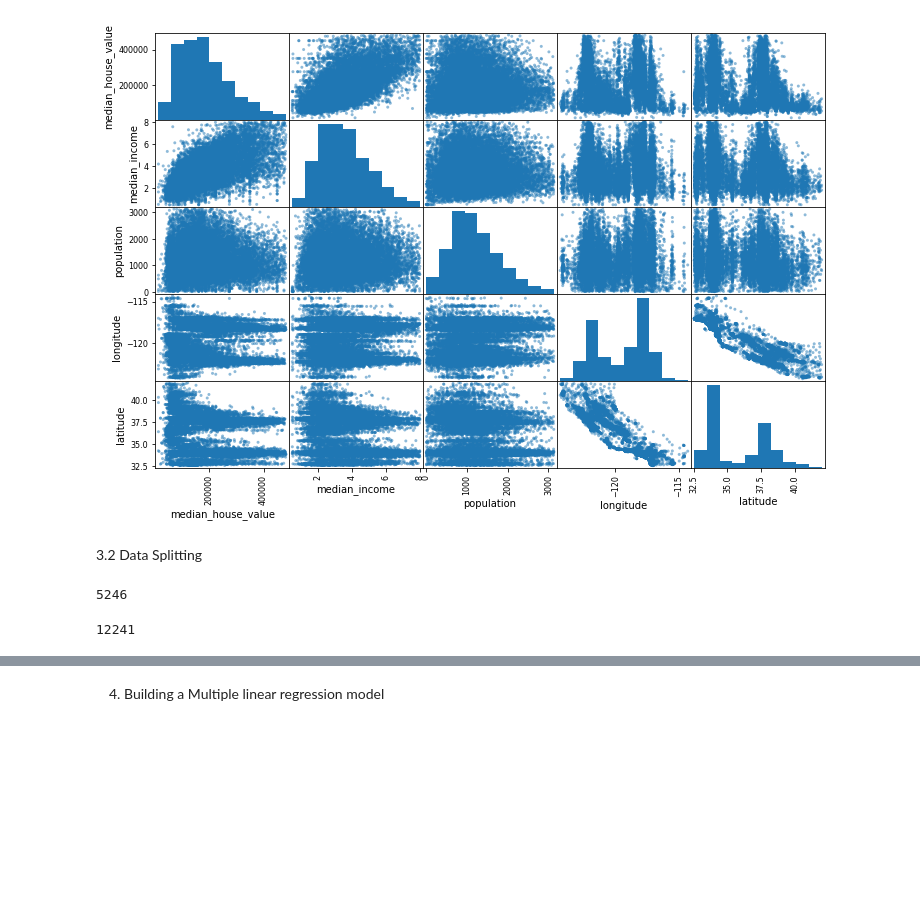
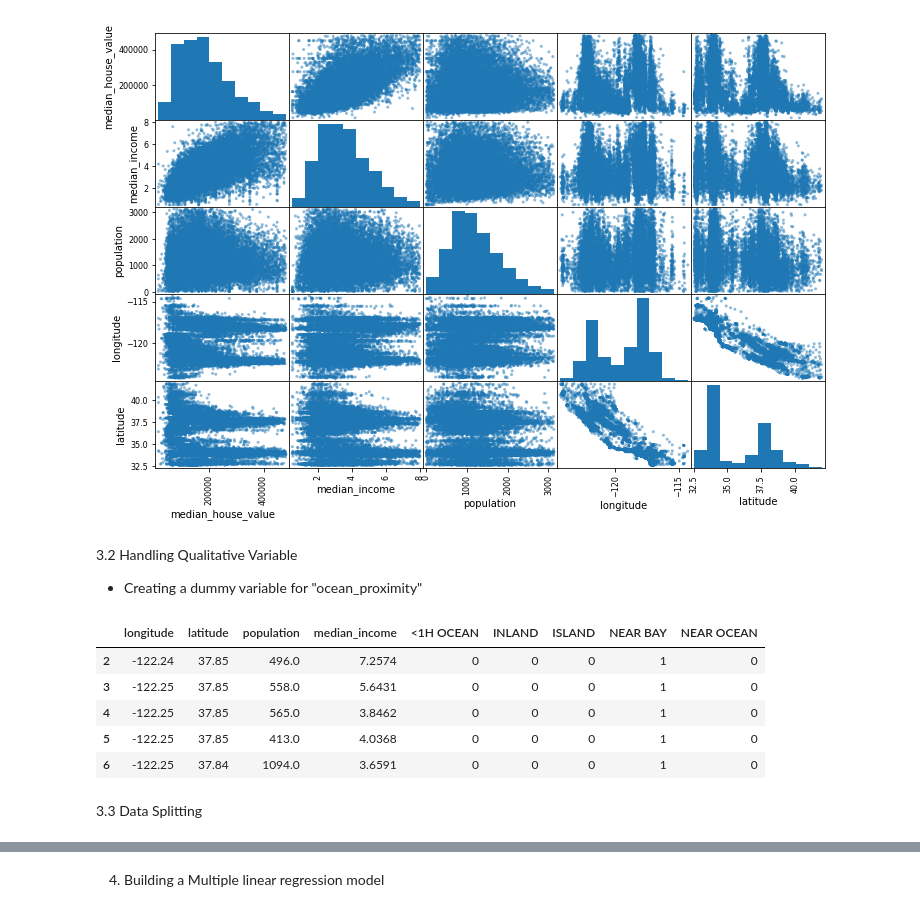
Before and after one commit to AyomiUpeksha/House-Price-Prediction, a Jupyter notebook: House_Price_Prediction.ipynb, the cells around one changed output, grey strips where cells are left out. Drawn from its saved outputs; the diff is of its cells as text; code cells hidden in the pictures; blank space fills up the shorter version.

```diff
--- a/House_Price_Prediction.ipynb
+++ b/House_Price_Prediction.ipynb
@@ -322,5 +322,26 @@ array([[<matplotlib.axes._subplots.AxesSubplot object at 0x...>,
         <matplotlib.axes._subplots.AxesSubplot object at 0x...>]],
       dtype=object)
 [figure]
+# %% [markdown]
+3.2 Handling Qualitative Variable
+
+*   Creating a dummy variable for "ocean_proximity"
+# %%
+X = new_df[['longitude', 'latitude', 'housing_median_age', 'total_rooms', 'total_bedrooms', 'population', 'households', 'median_income',
+               'ocean_proximity']]
+Y = new_df['median_house_value']
+# %%
+n = pd.get_dummies(new_df.ocean_proximity)
+X = pd.concat([X, n], axis=1)
+drops = ['ocean_proximity','housing_median_age','total_rooms','total_bedrooms','households']
+X.drop(drops, inplace=True, axis=1)
+X.head()
+# %% [output]
+|  | longitude | latitude | population | median_income | <1H OCEAN | INLAND | ISLAND | NEAR BAY | NEAR OCEAN |
+| 2 | -122.24 | 37.85 | 496.0 | 7.2574 | 0 | 0 | 0 | 1 | 0 |
+| 3 | -122.25 | 37.85 | 558.0 | 5.6431 | 0 | 0 | 0 | 1 | 0 |
+| 4 | -122.25 | 37.85 | 565.0 | 3.8462 | 0 | 0 | 0 | 1 | 0 |
+| 5 | -122.25 | 37.85 | 413.0 | 4.0368 | 0 | 0 | 0 | 1 | 0 |
+| 6 | -122.25 | 37.84 | 1094.0 | 3.6591 | 0 | 0 | 0 | 1 | 0 |
 # %% [markdown]
-3.2 Data Splitting
+3.3 Data Splitting
@@ -336,8 +347,0 @@ train_set, test_set = split_train_test(new_df,0.3) # train set 70 % and test set
-# %%
-len(test_set)
-# %% [output]
-5246
-# %%
-len(train_set)
-# %% [output]
-12241
```
Also changed, not shown: parts of 35 cells of this notebook.
